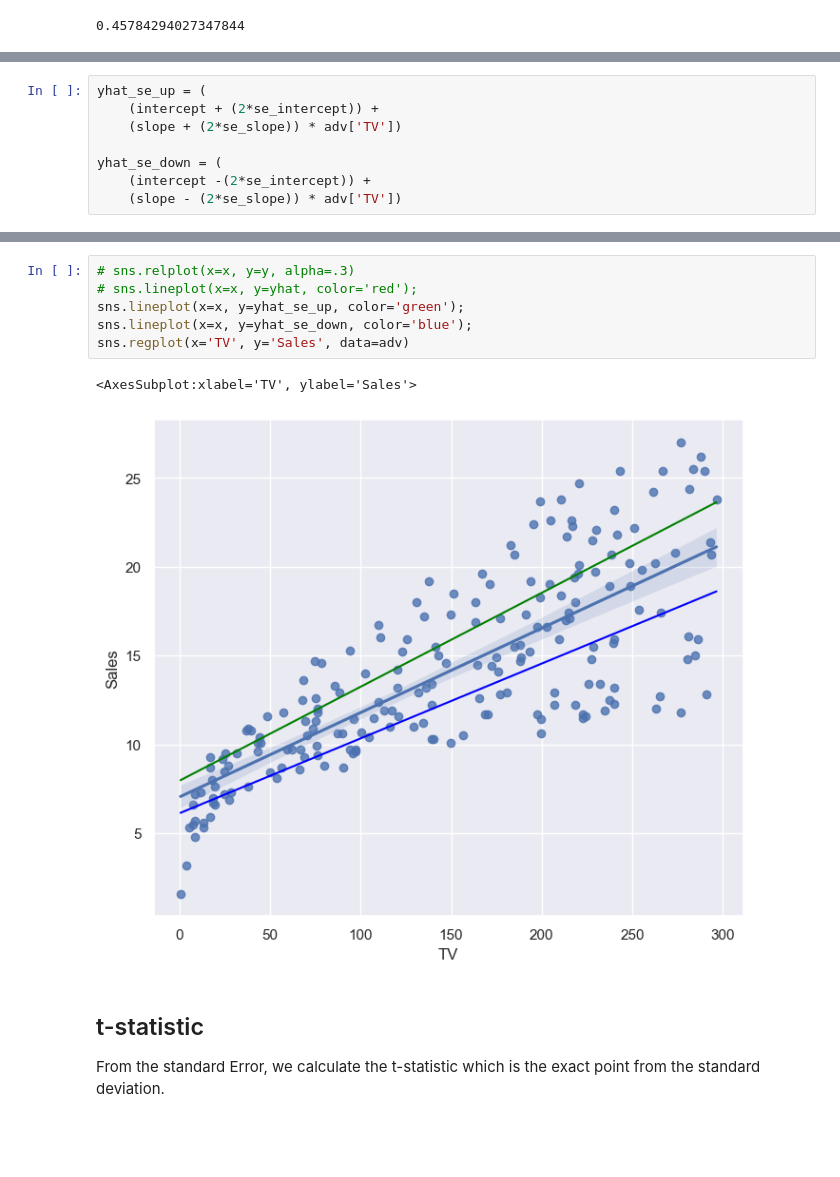
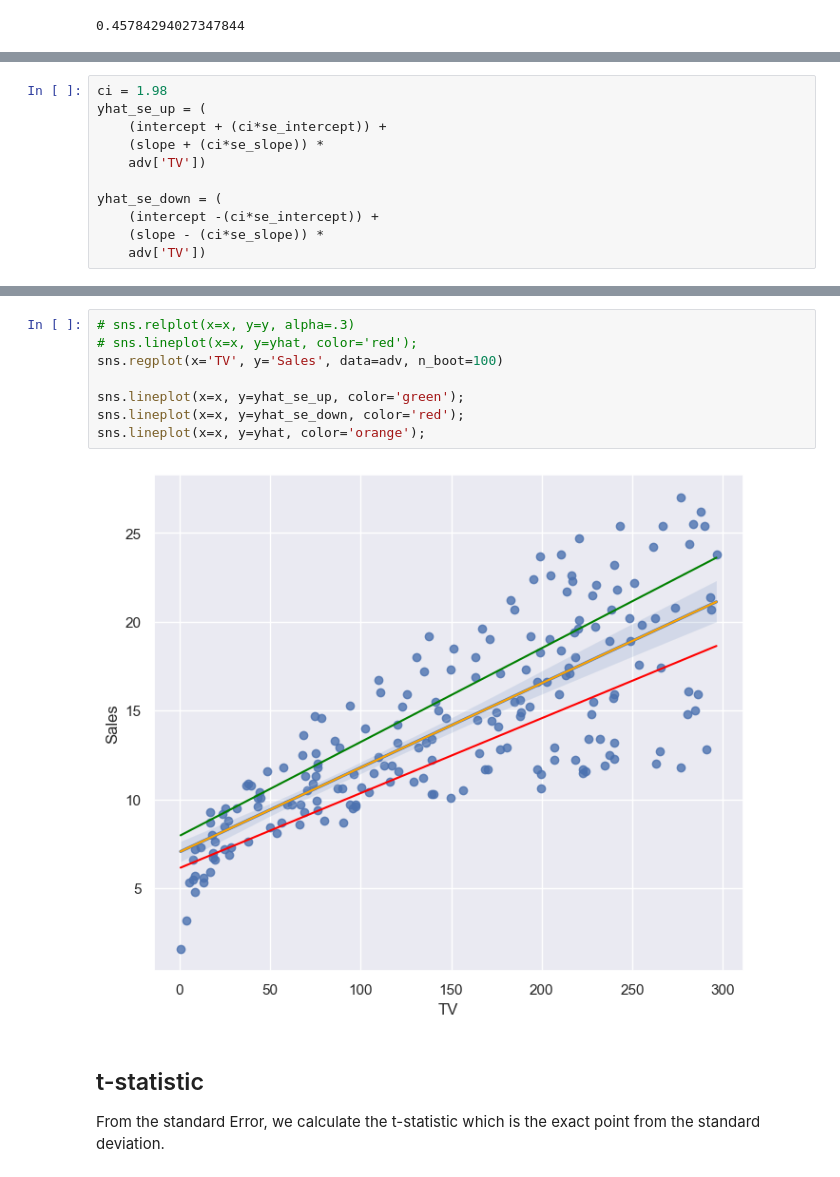
Before and after one commit to cmd-master/std-islr, a Jupyter notebook: main.ipynb, the cells around one changed output, grey strips where cells are left out. Drawn from its saved outputs; the diff is of its cells as text; blank space fills up the shorter version.

```diff
--- a/main.ipynb
+++ b/main.ipynb
@@ -209,8 +209,11 @@ slope + se_slope * 1.98
 # %%
+ci = 1.98
 yhat_se_up = (
-    (intercept + (2*se_intercept)) +
-    (slope + (2*se_slope)) * adv['TV'])
+    (intercept + (ci*se_intercept)) +
+    (slope + (ci*se_slope)) *
+    adv['TV'])
 
 yhat_se_down = (
-    (intercept -(2*se_intercept)) +
-    (slope - (2*se_slope)) * adv['TV'])
+    (intercept -(ci*se_intercept)) +
+    (slope - (ci*se_slope)) *
+    adv['TV'])
@@ -235,12 +220,13 @@ Name: TV, Length: 200, dtype: float64
 # %%
 # sns.relplot(x=x, y=y, alpha=.3)
 # sns.lineplot(x=x, y=yhat, color='red');
+sns.regplot(x='TV', y='Sales', data=adv, n_boot=100)
+
 sns.lineplot(x=x, y=yhat_se_up, color='green');
-sns.lineplot(x=x, y=yhat_se_down, color='blue');
-sns.regplot(x='TV', y='Sales', data=adv)
+sns.lineplot(x=x, y=yhat_se_down, color='red');
+sns.lineplot(x=x, y=yhat, color='orange');
 # %% [output]
-<AxesSubplot:xlabel='TV', ylabel='Sales'>
-[figure, old version]
+[figure, new version]
 # %% [markdown]
 ## t-statistic
 From the standard Error, we calculate the t-statistic which is the exact point from the standard deviation.
```
Also changed, not shown: parts of 28 cells of this notebook.
